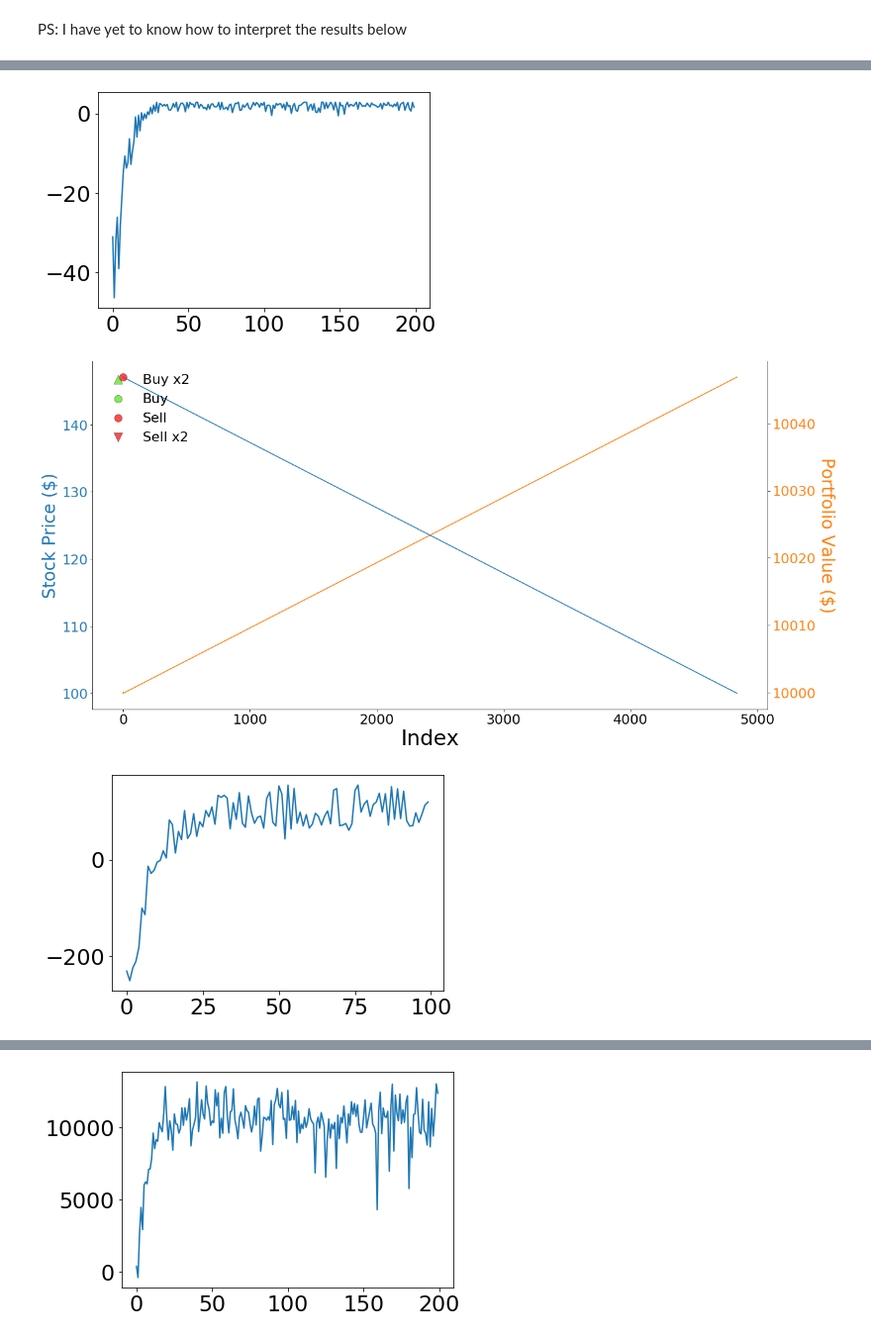
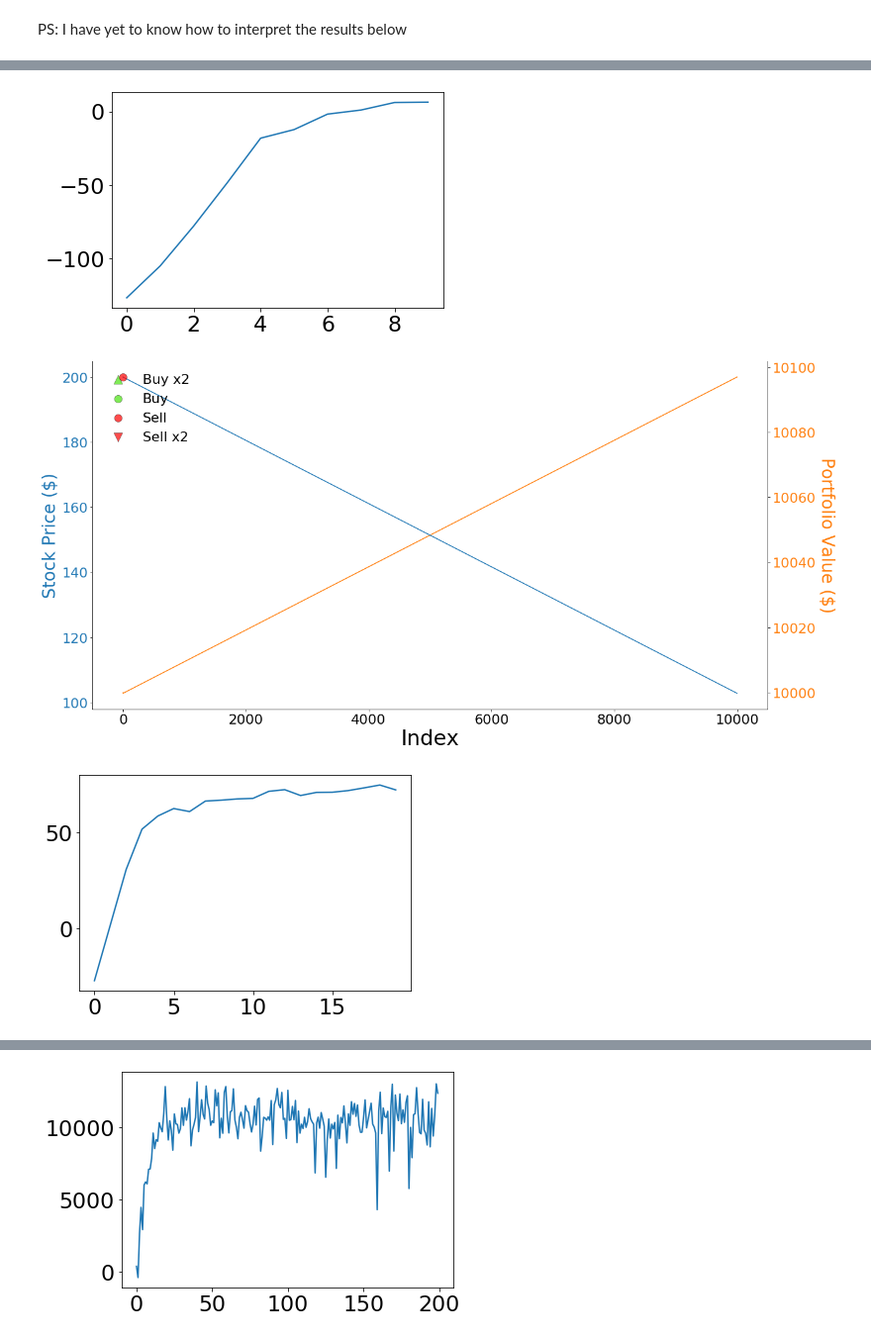
Before and after one commit to YAOS5/Amazon-Trading-Bot, a Jupyter notebook: stable_baselines_test.ipynb, the cells around one changed output, grey strips where cells are left out. Shown at 99% size. Saved outputs shown, nothing was run; the diff lists cells and outputs as text; code cells hidden in the pictures.

Commit message:
bugfix-plotting&DQN

```diff
--- a/stable_baselines_test.ipynb
+++ b/stable_baselines_test.ipynb
@@ -115,7 +112,7 @@ import random
 from keras import Sequential
 from collections import deque
 from keras.layers import Dense
-from keras.optimizers import Adam
+from keras.optimizers import Adam, SGD
 import matplotlib.pyplot as plt
 from keras.activations import relu, linear
 
@@ -134,18 +131,18 @@ class DQN:
         self.state_space = state_space
         self.ε = 1.0
         self.γ = γ
-        self.batch_size = 64
+        self.batch_size = 32
         self.ε_min = 0.01
-        self.lr = 0.001
+        self.lr = 0.0005
         self.ε_decay = ε_decay
-        self.memory = deque(maxlen=100)
+        self.memory = deque(maxlen=10_000)
         self.model = self.build_model()
 
     def build_model(self):
 
         model = Sequential()
-        model.add(Dense(150, input_dim=self.state_space, activation=relu))
-        model.add(Dense(120, activation=relu))
+        model.add(Dense(100, input_dim=self.state_space, activation=relu))
+        model.add(Dense(100, activation=relu))
         model.add(Dense(self.action_space, activation=linear))
         model.compile(loss='mse', optimizer=Adam(lr=self.lr))
         return model
@@ -191,7 +188,7 @@ def train_dqn(agent, env, episodes):
         state = env.reset(rand_start=True)
         state = np.reshape(state, (1, 6))
         score = 0
-        max_steps = 300
+        max_steps = 2_000
         for i in range(max_steps):
             action = agent.get_action(state)
             next_state, reward, done, _ = env.step(action)
@@ -199,7 +196,9 @@ def train_dqn(agent, env, episodes):
             next_state = np.reshape(next_state, (1, 6))
             agent.remember(state, action, reward, next_state, done)
             state = next_state
+
             agent.replay()
+
             if done:
                 #print("episode: {}/{}, score: {}".format(e, episodes, score))
                 break
@@ -267,11 +250,11 @@ data['close'] = fake
 
 env2 = Environment(data.close.to_list(), balance=INITIAL_BALANCE, past_ticks=PAST_TICKS)
 agent2 = DQN(env2.action_space.n, env2.observation_space.shape[0])
-loss = train_dqn(agent2, env2, episodes=episodes)
+loss = train_dqn(agent2, env2, episodes=10)
 plt.plot(np.arange(0, len(loss)), loss)
 plt.show()
 # %% [output]
-[figure, old version]
+[figure, new version]
 # %%
 state = env2.reset()
 state = np.reshape(state, (1, 6))
@@ -296,18 +279,18 @@ for i in tqdm(range(n_ticks)):
 
 plot(prices, actions, portfolio_values, right_y_adjust=1.1)
 # %% [output]
-[figure, old version]
+[figure, new version]
 # %%
-fake = 100*np.sin(np.linspace(0, 3141.592, len(data))/50) + 1000
+fake = 10*np.sin(np.linspace(0, 3141.592, len(data))/50) + 20
 data['close'] = fake
 
 env3 = Environment(data.close.to_list(), balance=INITIAL_BALANCE, past_ticks=PAST_TICKS)
 agent3 = DQN(env3.action_space.n, env3.observation_space.shape[0])
-loss = train_dqn(agent3, env3, episodes=episodes)
+loss = train_dqn(agent3, env3, episodes=20)
 plt.plot(np.arange(0, len(loss)), loss)
 plt.show()
 # %% [output]
-[figure, old version]
+[figure, new version]
 # %%
 state = env3.reset()
 state = np.reshape(state, (1, 6))
```
Also changed, not shown: parts of 12 cells of this notebook, 1 other file.
